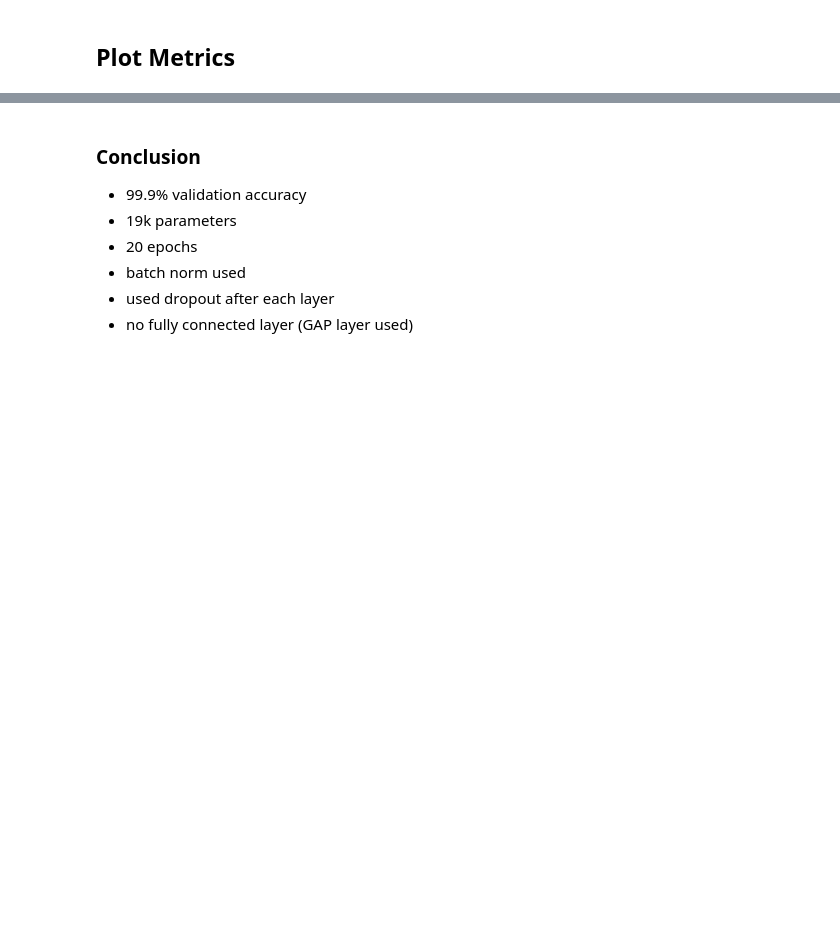
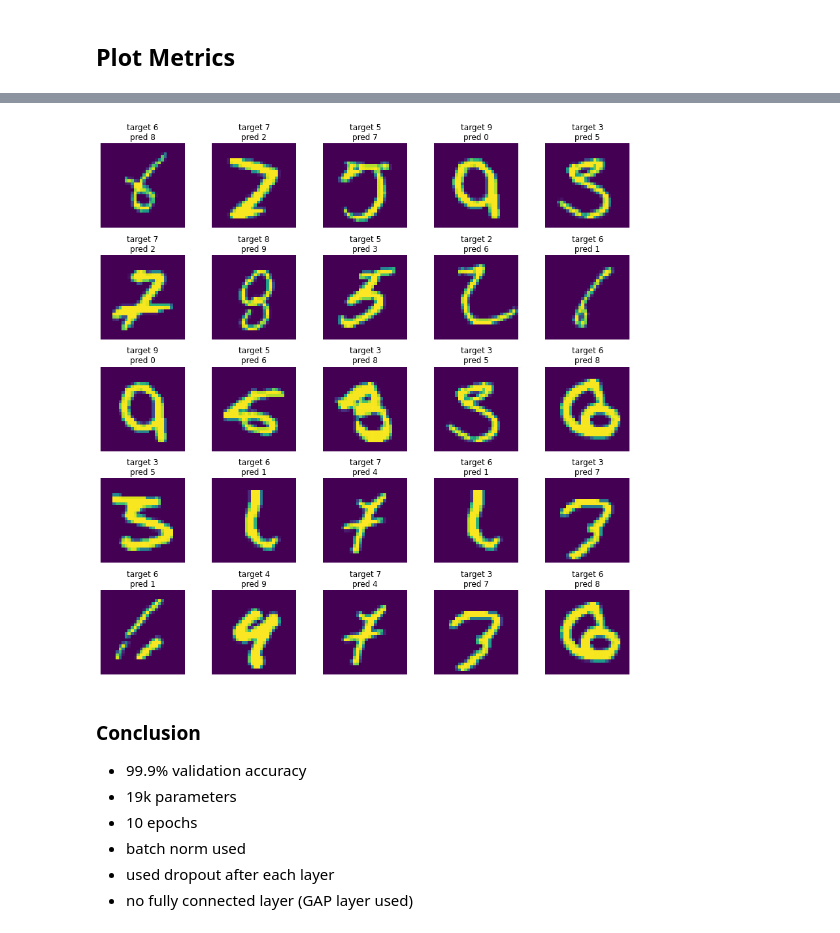
Before and after one commit to divya-r-kamat/PyTorch, a Jupyter notebook: MNIST_CNN_(Fine_Tuning).ipynb, the cells around one changed output, grey strips where cells are left out. Saved outputs shown, nothing was run; the diff lists cells and outputs as text; code cells hidden in the pictures; blank space fills up the shorter version.

```diff
--- a/MNIST_CNN_(Fine_Tuning).ipynb
+++ b/MNIST_CNN_(Fine_Tuning).ipynb
@@ -536,9 +560,26 @@ plot_scores(history)
+# %%
+misclassified = get_misclassified(model, test_loader)
+# %%
+import random
+
+num_images = 25
+fig = plt.figure(figsize=(12, 12))
+for idx, (image, pred, target) in enumerate(random.choices(misclassified, k=num_images)):
+    image, pred, target = image.cpu().numpy(), pred.cpu(), target.cpu()
+    ax = fig.add_subplot(5, 5, idx+1)
+    ax.axis('off')
+    ax.set_title('target {}\npred {}'.format(target.item(), pred.item()), fontsize=12)
+    ax.imshow(image.squeeze())
+plt.tight_layout()
+plt.show()
+# %% [output]
+[figure, added]
 # %% [markdown]
 ### Conclusion
 
 - 99.9% validation accuracy
 - 19k parameters
-- 20 epochs
+- 10 epochs
 - batch norm used
 - used dropout after each layer
 - no fully connected layer (GAP layer used)
```
Also changed, not shown: parts of 4 cells of this notebook.
